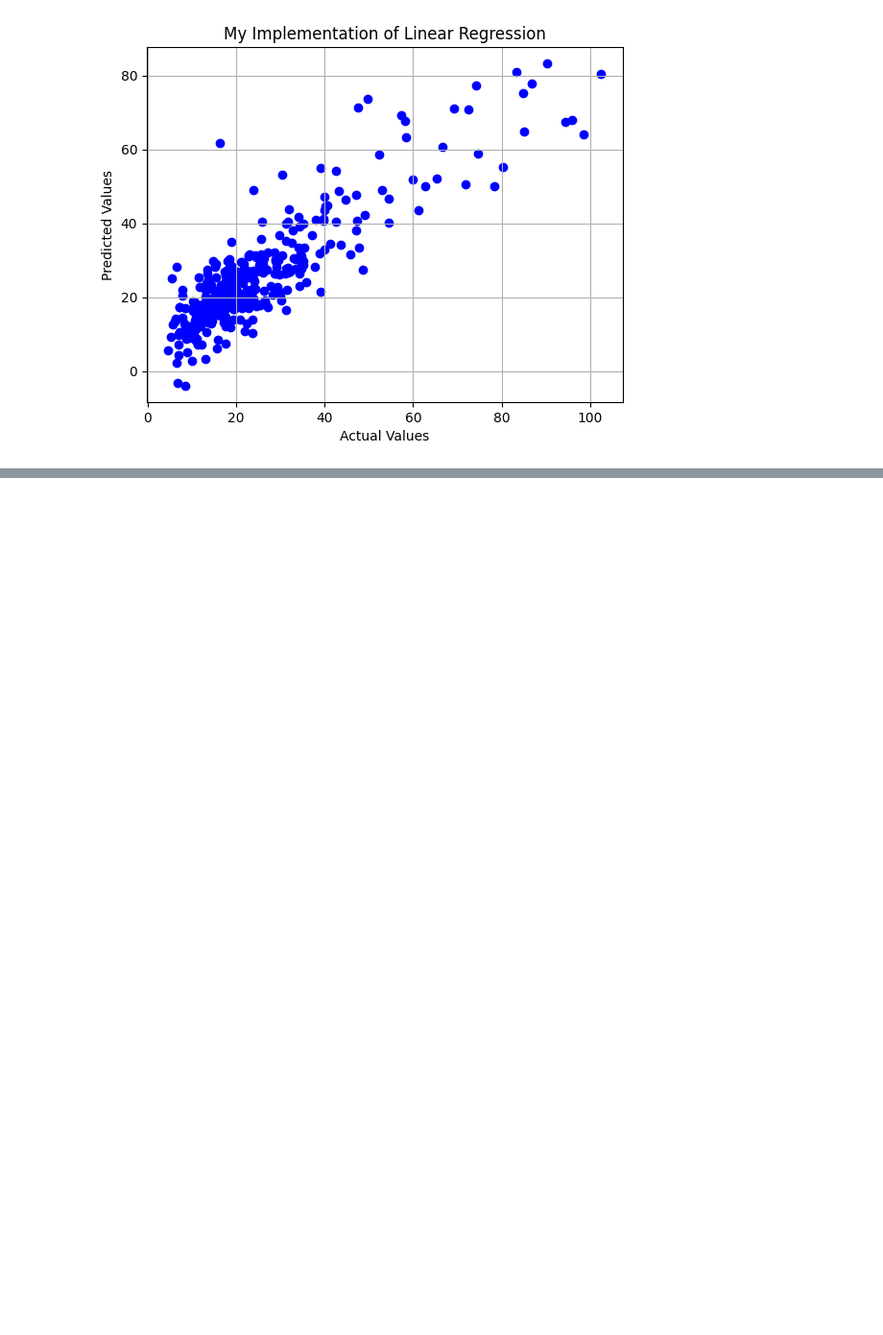
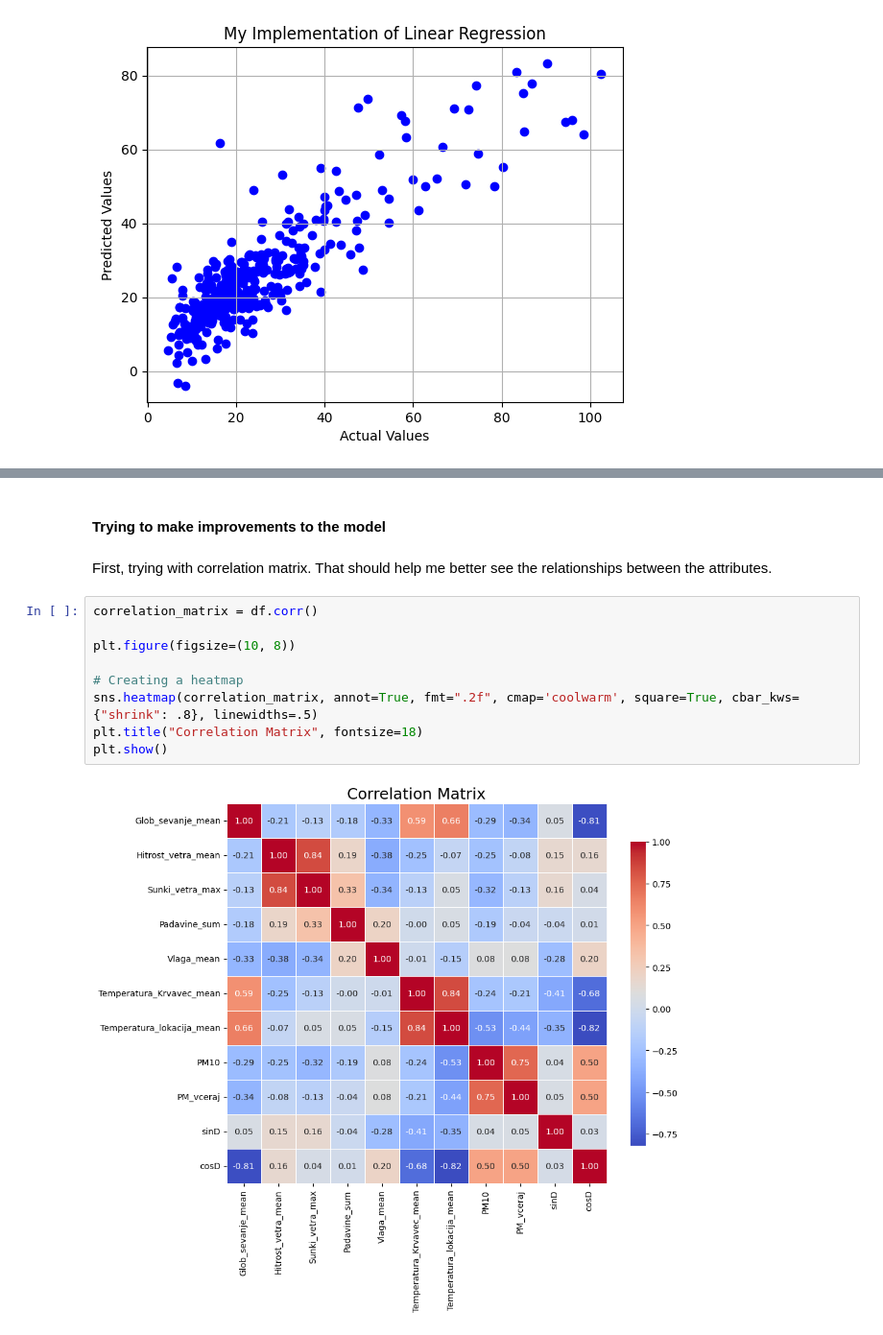
Before and after one commit to anjapijak/ML_assignments, a Jupyter notebook: assignment_1.ipynb, the cells around one changed output, grey strips where cells are left out. Shown at 96% size. Cells and saved outputs as stored; diff of their text form; blank space fills up the shorter version.

```diff
--- a/assignment_1.ipynb
+++ b/assignment_1.ipynb
@@ -155,0 +192,16 @@ plt.show()
+# %% [markdown]
+#### Trying to make improvements to the model
+# %% [markdown]
+First, trying with correlation matrix.
+That should help me better see the relationships between the attributes.
+# %%
+correlation_matrix = df.corr()
+
+plt.figure(figsize=(10, 8))
+
+# Creating a heatmap
+sns.heatmap(correlation_matrix, annot=True, fmt=".2f", cmap='coolwarm', square=True, cbar_kws={"shrink": .8}, linewidths=.5)
+plt.title("Correlation Matrix", fontsize=18)
+plt.show()
+# %% [output]
+[figure, added]
```
Also changed, not shown: parts of 23 cells of this notebook.
